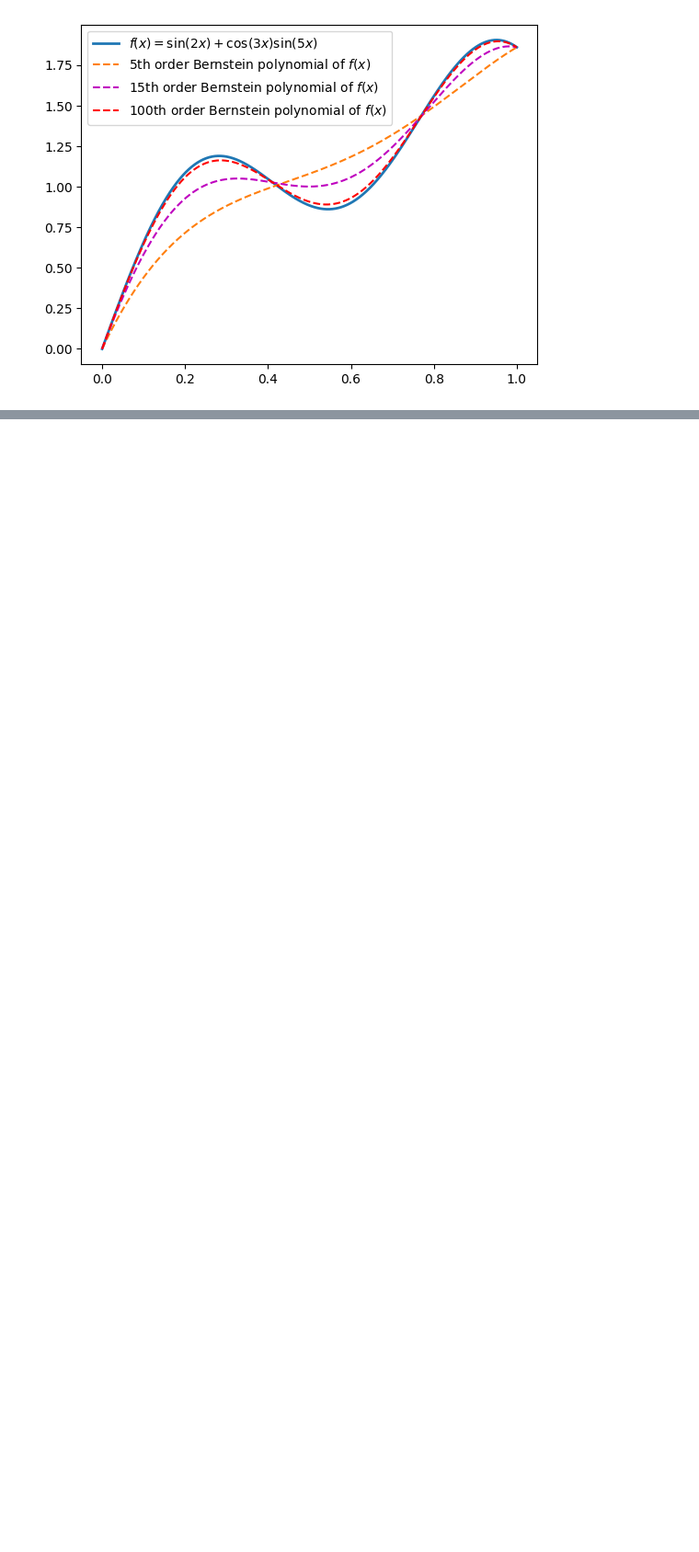
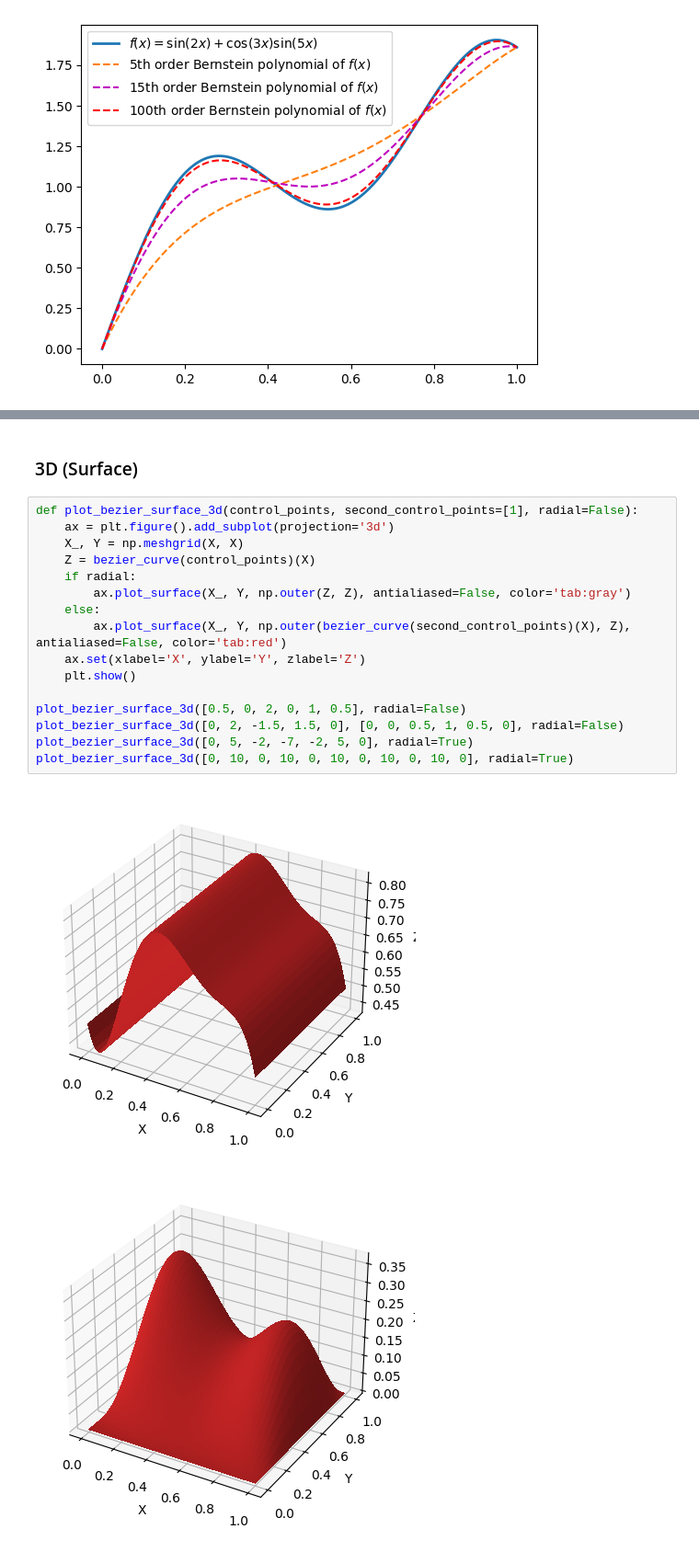
Before and after one commit to ttesmer/CAMPP, a Jupyter notebook: parametric_curves/Bernstein Polynomials, Bezier Curves, B-Splines and NURBS.ipynb, the cells around one changed output, grey strips where cells are left out. Shown at 92% size. Saved outputs shown, nothing was run; the diff lists cells and outputs as text; blank space fills up the shorter version.

```diff
--- a/parametric_curves/Bernstein Polynomials, Bezier Curves, B-Splines and NURBS.ipynb
+++ b/parametric_curves/Bernstein Polynomials, Bezier Curves, B-Splines and NURBS.ipynb
@@ -70,0 +87,21 @@ plot_bezier([0, 2, -1, -3, -2])
+# %% [markdown]
+### 3D (Surface)
+# %%
+def plot_bezier_surface_3d(control_points, second_control_points=[1], radial=False):
+    ax = plt.figure().add_subplot(projection='3d')
+    X_, Y = np.meshgrid(X, X)
+    Z = bezier_curve(control_points)(X)
+    if radial:
+        ax.plot_surface(X_, Y, np.outer(Z, Z), antialiased=False, color='tab:gray')
+    else:
+        ax.plot_surface(X_, Y, np.outer(bezier_curve(second_control_points)(X), Z), antialiased=False, color='tab:red')
+    ax.set(xlabel='X', ylabel='Y', zlabel='Z')
+    plt.show()
+
+plot_bezier_surface_3d([0.5, 0, 2, 0, 1, 0.5], radial=False)
+plot_bezier_surface_3d([0, 2, -1.5, 1.5, 0], [0, 0, 0.5, 1, 0.5, 0], radial=False)
+plot_bezier_surface_3d([0, 5, -2, -7, -2, 5, 0], radial=True)
+plot_bezier_surface_3d([0, 10, 0, 10, 0, 10, 0, 10, 0, 10, 0], radial=True)
+# %% [output]
+[figure, added]
+[figure, added]
```
Also changed, not shown: parts of 12 cells of this notebook.
